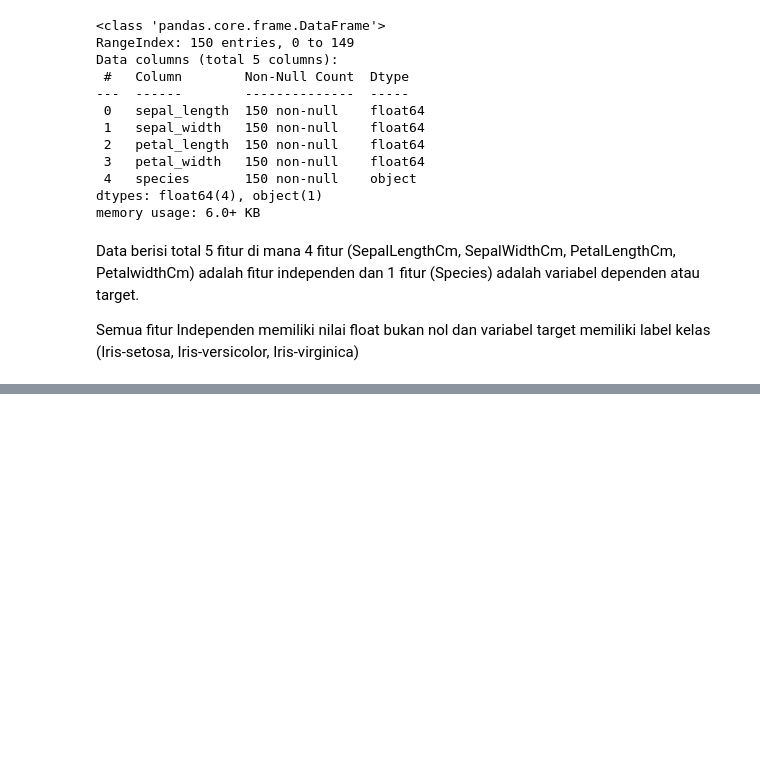
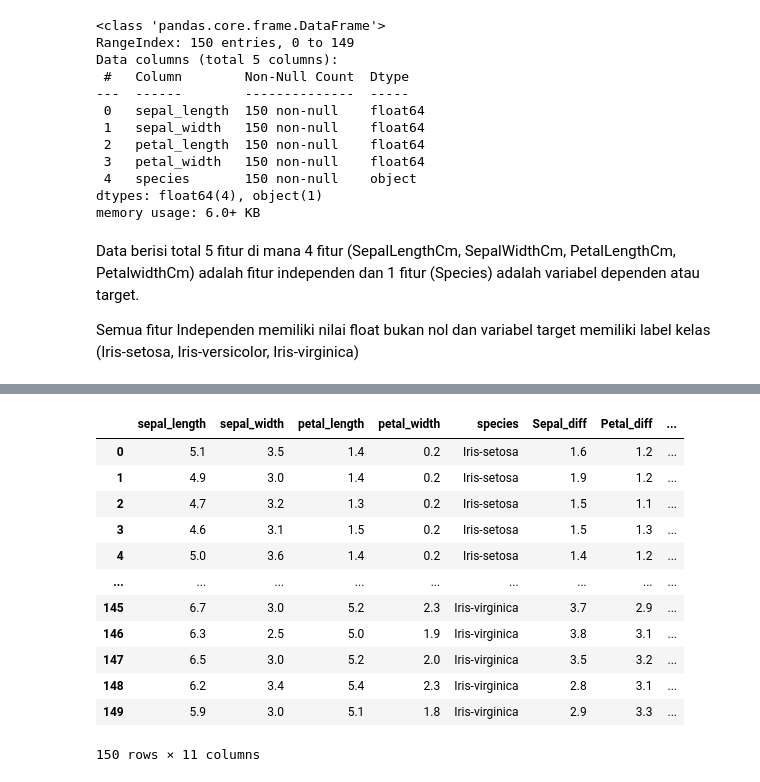
Before and after one commit to indyrajanuar/datamining, a Jupyter notebook: _sources/Tugas 6.ipynb, the cells around one changed output, grey strips where cells are left out. Drawn from its saved outputs; the diff is of its cells as text; code cells hidden in the pictures; blank space fills up the shorter version.

```diff
--- a/_sources/Tugas 6.ipynb
+++ b/_sources/Tugas 6.ipynb
@@ -65,0 +51,16 @@ dengan function "df_describe()" akan mendapatkan beberapa informasi numerik sepe
+# %%
+df
+# %% [output]
+|  | sepal_length | sepal_width | petal_length | petal_width | species | Sepal_diff | Petal_diff | ... |
+| 0 | 5.1 | 3.5 | 1.4 | 0.2 | Iris-setosa | 1.6 | 1.2 | ... |
+| 1 | 4.9 | 3.0 | 1.4 | 0.2 | Iris-setosa | 1.9 | 1.2 | ... |
+| 2 | 4.7 | 3.2 | 1.3 | 0.2 | Iris-setosa | 1.5 | 1.1 | ... |
+| 3 | 4.6 | 3.1 | 1.5 | 0.2 | Iris-setosa | 1.5 | 1.3 | ... |
+| 4 | 5.0 | 3.6 | 1.4 | 0.2 | Iris-setosa | 1.4 | 1.2 | ... |
+| ... | ... | ... | ... | ... | ... | ... | ... | ... |
+| 145 | 6.7 | 3.0 | 5.2 | 2.3 | Iris-virginica | 3.7 | 2.9 | ... |
+| 146 | 6.3 | 2.5 | 5.0 | 1.9 | Iris-virginica | 3.8 | 3.1 | ... |
+| 147 | 6.5 | 3.0 | 5.2 | 2.0 | Iris-virginica | 3.5 | 3.2 | ... |
+| 148 | 6.2 | 3.4 | 5.4 | 2.3 | Iris-virginica | 2.8 | 3.1 | ... |
+| 149 | 5.9 | 3.0 | 5.1 | 1.8 | Iris-virginica | 2.9 | 3.3 | ... |
+150 rows × 11 columns
```
Also changed, not shown: parts of 22 cells of this notebook, 7 other files.
